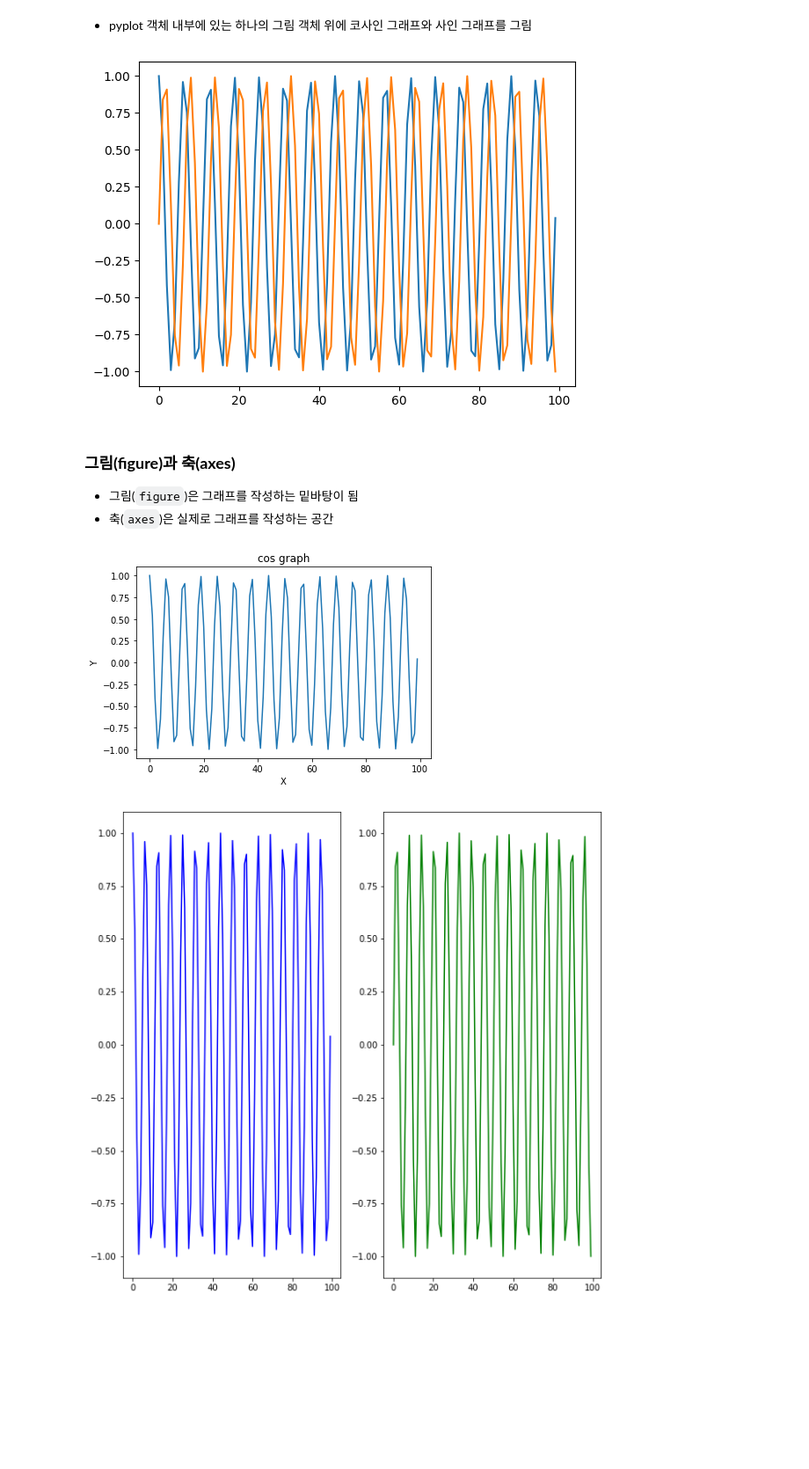
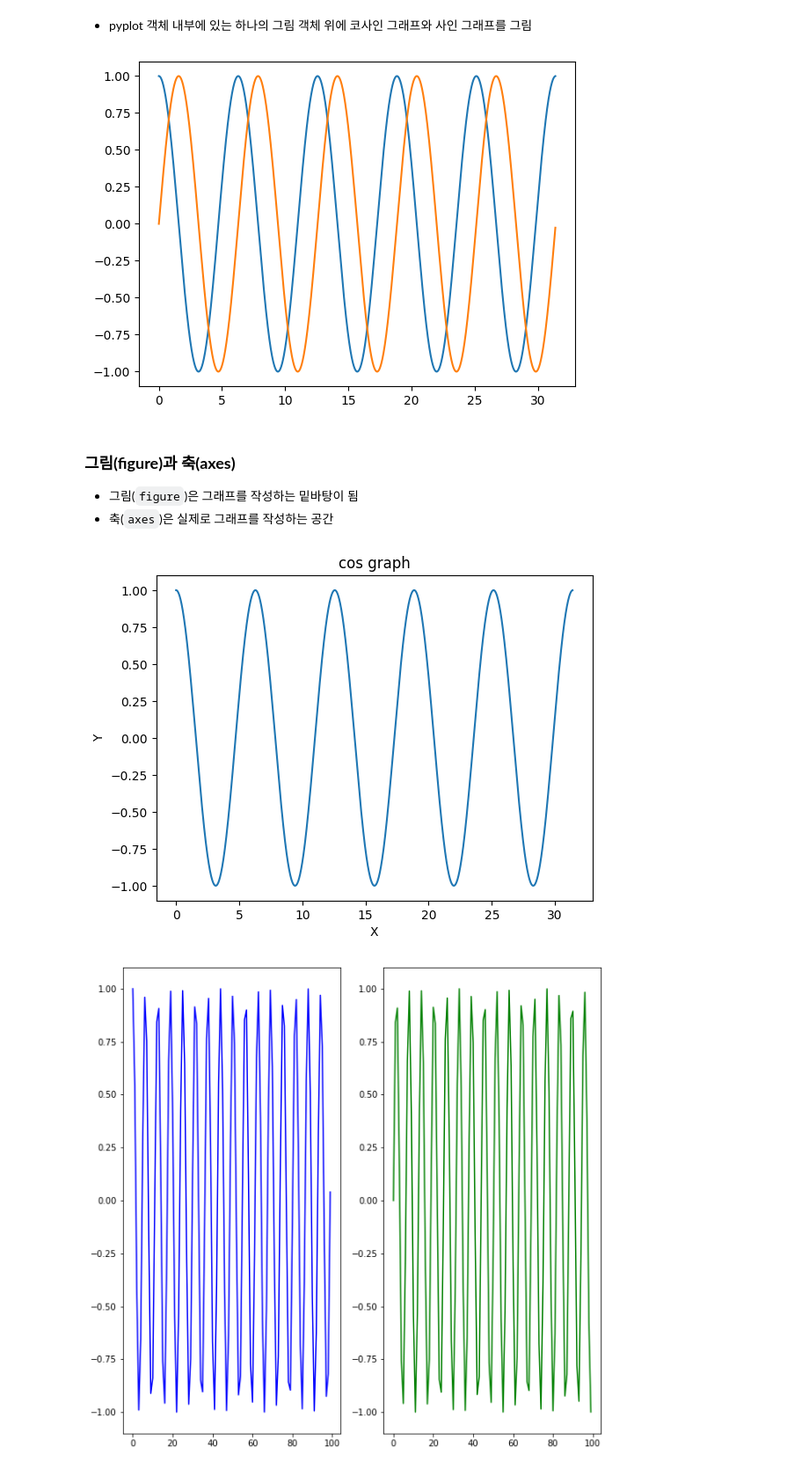
Before and after one commit to Harksu71/DataScienceAnalytics, a Jupyter notebook: Lecture/데이터과학및분석7주차.ipynb, the cells around one changed output. Shown at 88% size. Drawn from its saved outputs; the diff is of its cells as text; code cells hidden in the pictures; blank space fills up the shorter version.

```diff
--- a/Lecture/데이터과학및분석7주차.ipynb
+++ b/Lecture/데이터과학및분석7주차.ipynb
@@ -29,17 +29,17 @@ plt.plot(X, Y)
 # %%
 import numpy as np # numpy 모듈 호출
 
-X_1 = range(100)
-Y_1 = [np.cos(value) for value in X]
+X_1 = np.arange(start = 0, stop = 31.4, step = 0.01)
+Y_1 = [np.cos(value) for value in X_1]
 
-X_2 = range(100)
-Y_2 = [np.sin(value) for value in X]
+X_2 = np.arange(start = 0, stop = 31.4, step = 0.01)
+Y_2 = [np.sin(value) for value in X_2]
 
 plt.plot(X_1, Y_1)
 plt.plot(X_2, Y_2)
 plt.show()
 # %% [output]
-[figure, old version]
+[figure, new version]
 # %% [markdown]
 ### **그림(figure)과 축(axes)**
 - 그림(`figure`)은 그래프를 작성하는 밑바탕이 됨
@@ -47,18 +47,18 @@ plt.show()
 # %%
 fig, ax = plt.subplots() # (1) figure와 axes 객체 할당
 
-X_1 = range(100)
+X = np.arange(start = 0, stop = 31.4, step = 0.01)
 Y_1 = [np.cos(value)
        for value in X]
 
 ax.plot(X_1, Y_1) # (2) plot 함수를 사용하여 그래프 생성
 ax.set(title='cos graph', # (3) 그래프 제목, X축 라벨, Y축 라벨 설정
        xlabel='X',
        ylabel='Y');
 
 plt.show() # (4) 그래프 출력
 # %% [output]
-[figure, old version]
+[figure, new version]
 # %%
 fig = plt.figure() # (1) figure 반환
 fig.set_size_inches(10,10) # (2) figure의 크기 지정
```
Also changed, not shown: parts of 13 cells of this notebook.
